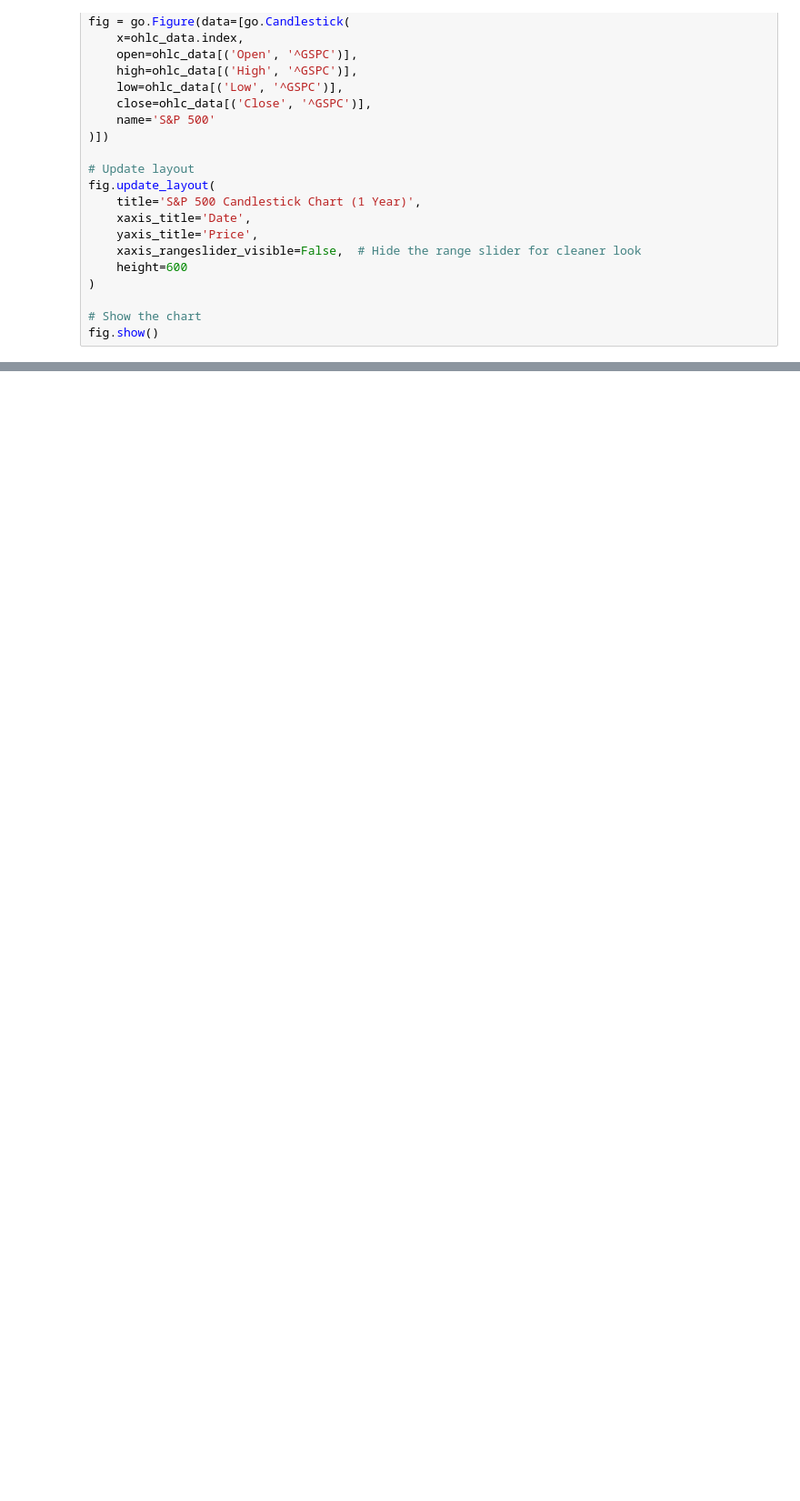
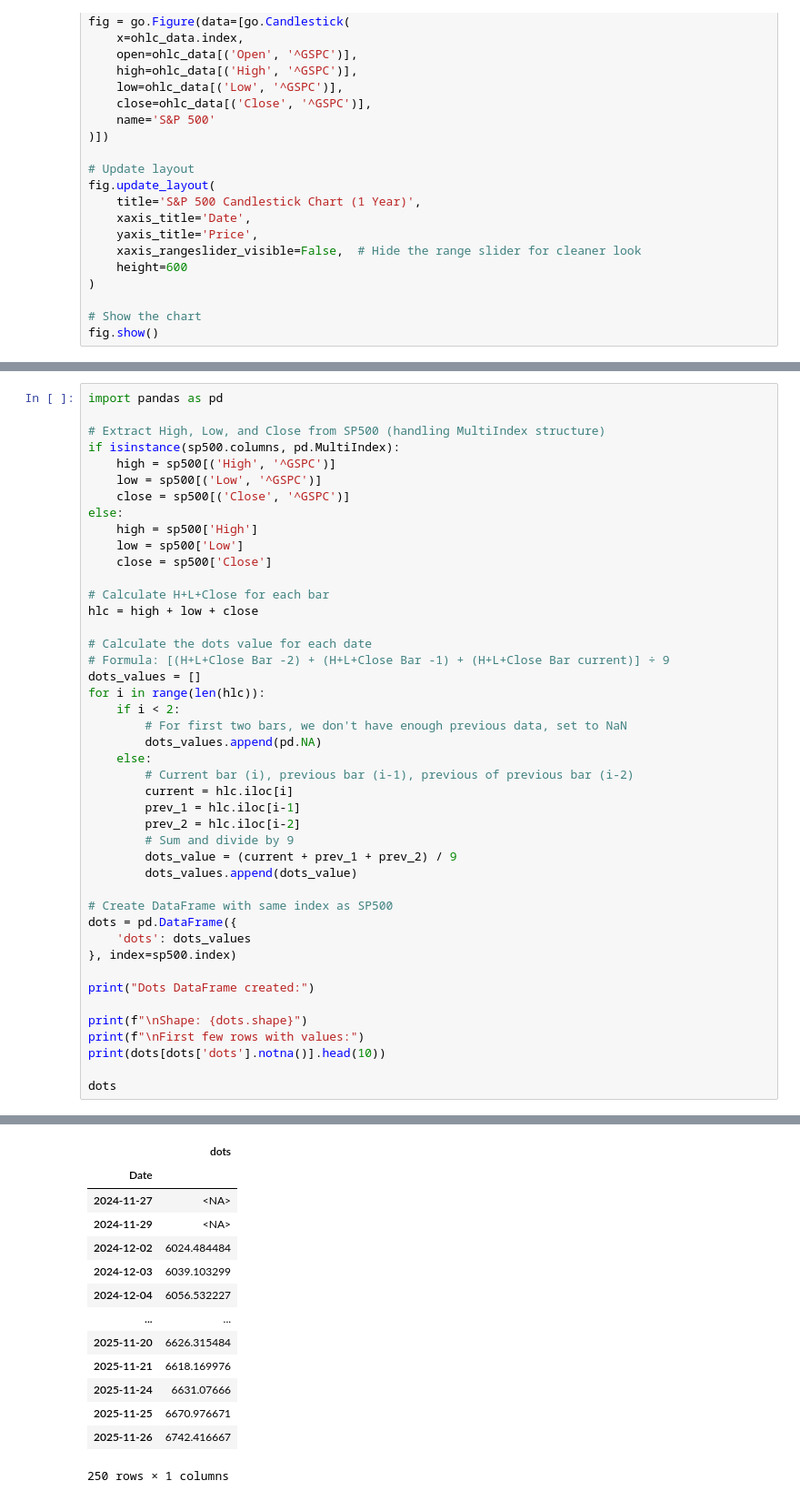
Before and after one commit to adilonam/setup-predictor, a Jupyter notebook: main.ipynb, the cells around one changed output, grey strips where cells are left out. Shown: that part at 91% size. Cells and saved outputs as stored; diff of their text form; blank space fills up the shorter version.

```diff
--- a/main.ipynb
+++ b/main.ipynb
@@ -59,0 +77,45 @@ fig.show()
+# %%
+import pandas as pd
+
+# Extract High, Low, and Close from SP500 (handling MultiIndex structure)
+if isinstance(sp500.columns, pd.MultiIndex):
+    high = sp500[('High', '^GSPC')]
+    low = sp500[('Low', '^GSPC')]
+    close = sp500[('Close', '^GSPC')]
+else:
+    high = sp500['High']
+    low = sp500['Low']
+    close = sp500['Close']
+
+# Calculate H+L+Close for each bar
+hlc = high + low + close
+
+# Calculate the dots value for each date
+# Formula: [(H+L+Close Bar -2) + (H+L+Close Bar -1) + (H+L+Close Bar current)] ÷ 9
+dots_values = []
+for i in range(len(hlc)):
+    if i < 2:
+        # For first two bars, we don't have enough previous data, set to NaN
+        dots_values.append(pd.NA)
+    else:
+        # Current bar (i), previous bar (i-1), previous of previous bar (i-2)
+        current = hlc.iloc[i]
+        prev_1 = hlc.iloc[i-1]
+        prev_2 = hlc.iloc[i-2]
+        # Sum and divide by 9
+        dots_value = (current + prev_1 + prev_2) / 9
+        dots_values.append(dots_value)
+
+# Create DataFrame with same index as SP500
+dots = pd.DataFrame({
+    'dots': dots_values
+}, index=sp500.index)
+
+print("Dots DataFrame created:")
+
+print(f"\nShape: {dots.shape}")
+print(f"\nFirst few rows with values:")
+print(dots[dots['dots'].notna()].head(10))
+
+dots
+# %% [output]
@@ -59,0 +139,14 @@ fig.show()
+|  | dots |
+| Date |  |
+| 2024-11-27 | <NA> |
+| 2024-11-29 | <NA> |
+| 2024-12-02 | 6024.484484 |
+| 2024-12-03 | 6039.103299 |
+| 2024-12-04 | 6056.532227 |
+| ... | ... |
+| 2025-11-20 | 6626.315484 |
+| 2025-11-21 | 6618.169976 |
+| 2025-11-24 | 6631.07666 |
+| 2025-11-25 | 6670.976671 |
+| 2025-11-26 | 6742.416667 |
+250 rows × 1 columns
```
Also changed, not shown: parts of 3 cells of this notebook, 5 other files.
